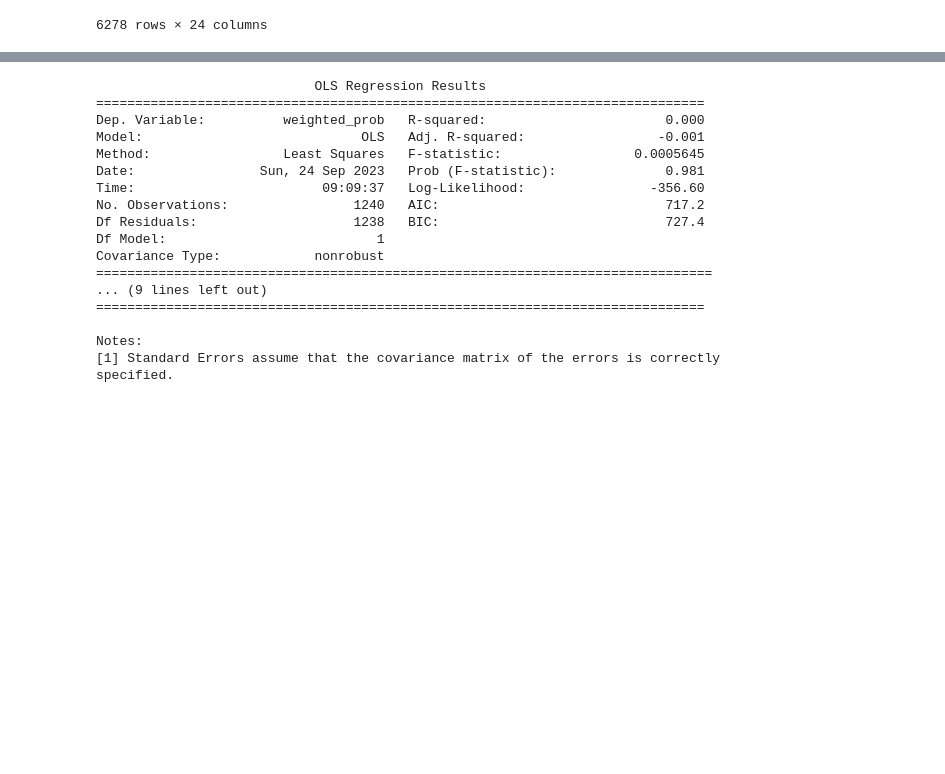
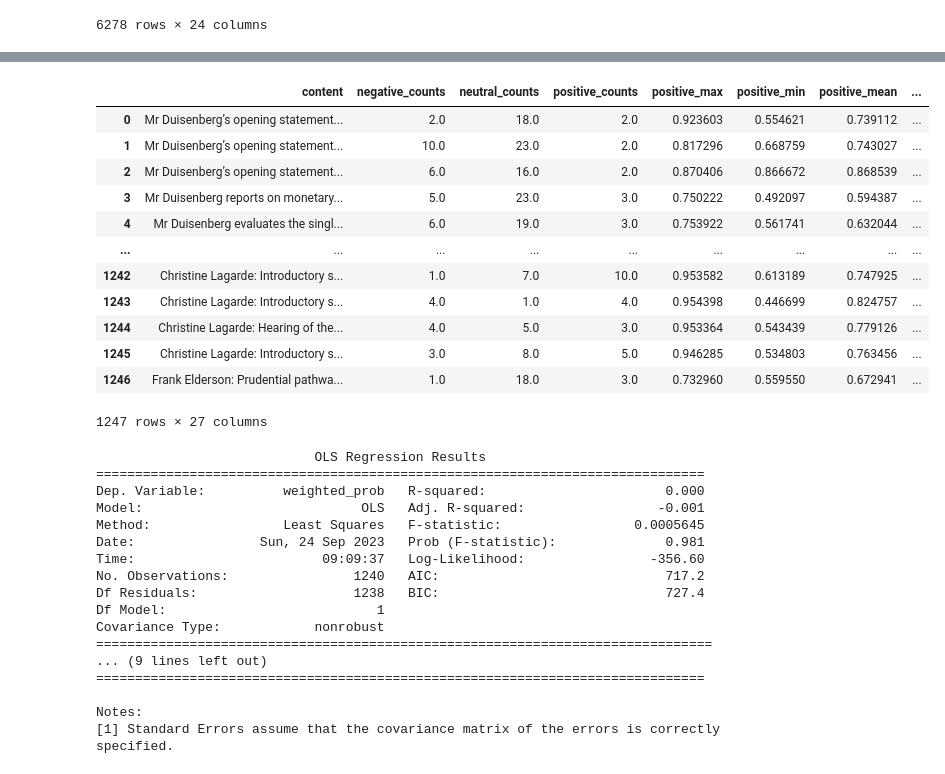
Before and after one commit to OzodbekOzodov/ecb-speeches, a Jupyter notebook: compact_notebook.ipynb, the cells around one changed output, grey strips where cells are left out. Drawn from its saved outputs; the diff is of its cells as text; code cells hidden in the pictures; blank space fills up the shorter version.

```diff
--- a/compact_notebook.ipynb
+++ b/compact_notebook.ipynb
@@ -1383,3 +1404,23 @@ merged_df
+# %%
+# keep only the columns where content, delta_daily and positive_min are not null
+filtered_df = merged_df[merged_df['content'].notna() & merged_df['delta_daily'].notna() & merged_df['positive_min'].notna()]
+# do not limit the number of columns displayed
+pd.set_option('display.max_columns', None)
+filtered_df
+# %% [output]
+|  | content | negative_counts | neutral_counts | positive_counts | positive_max | positive_min | positive_mean | ... |
+| 0 | Mr Duisenberg’s opening statement... | 2.0 | 18.0 | 2.0 | 0.923603 | 0.554621 | 0.739112 | ... |
+| 1 | Mr Duisenberg’s opening statement... | 10.0 | 23.0 | 2.0 | 0.817296 | 0.668759 | 0.743027 | ... |
+| 2 | Mr Duisenberg’s opening statement... | 6.0 | 16.0 | 2.0 | 0.870406 | 0.866672 | 0.868539 | ... |
+| 3 | Mr Duisenberg reports on monetary... | 5.0 | 23.0 | 3.0 | 0.750222 | 0.492097 | 0.594387 | ... |
+| 4 | Mr Duisenberg evaluates the singl... | 6.0 | 19.0 | 3.0 | 0.753922 | 0.561741 | 0.632044 | ... |
+| ... | ... | ... | ... | ... | ... | ... | ... | ... |
+| 1242 | Christine Lagarde: Introductory s... | 1.0 | 7.0 | 10.0 | 0.953582 | 0.613189 | 0.747925 | ... |
+| 1243 | Christine Lagarde: Introductory s... | 4.0 | 1.0 | 4.0 | 0.954398 | 0.446699 | 0.824757 | ... |
+| 1244 | Christine Lagarde: Hearing of the... | 4.0 | 5.0 | 3.0 | 0.953364 | 0.543439 | 0.779126 | ... |
+| 1245 | Christine Lagarde: Introductory s... | 3.0 | 8.0 | 5.0 | 0.946285 | 0.534803 | 0.763456 | ... |
+| 1246 | Frank Elderson: Prudential pathwa... | 1.0 | 18.0 | 3.0 | 0.732960 | 0.559550 | 0.672941 | ... |
+1247 rows × 27 columns
 # %%
 import statsmodels.api as sm
 
```
Also changed, not shown: parts of 2 cells of this notebook, 1 other file.
